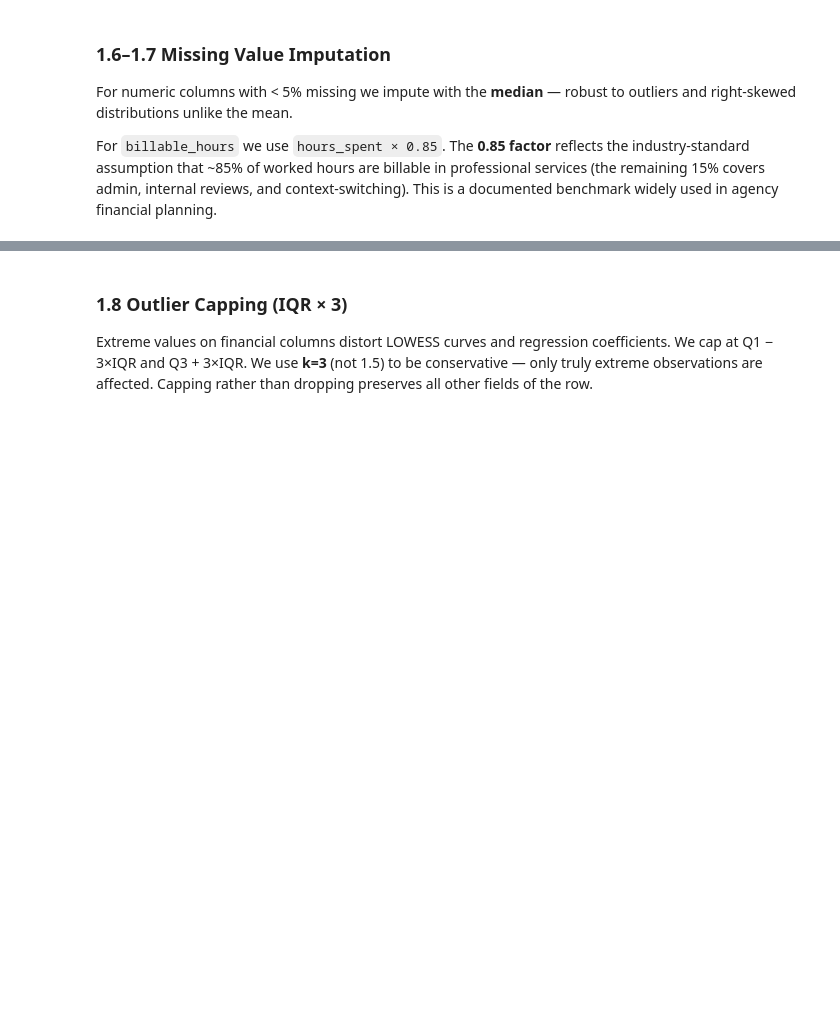
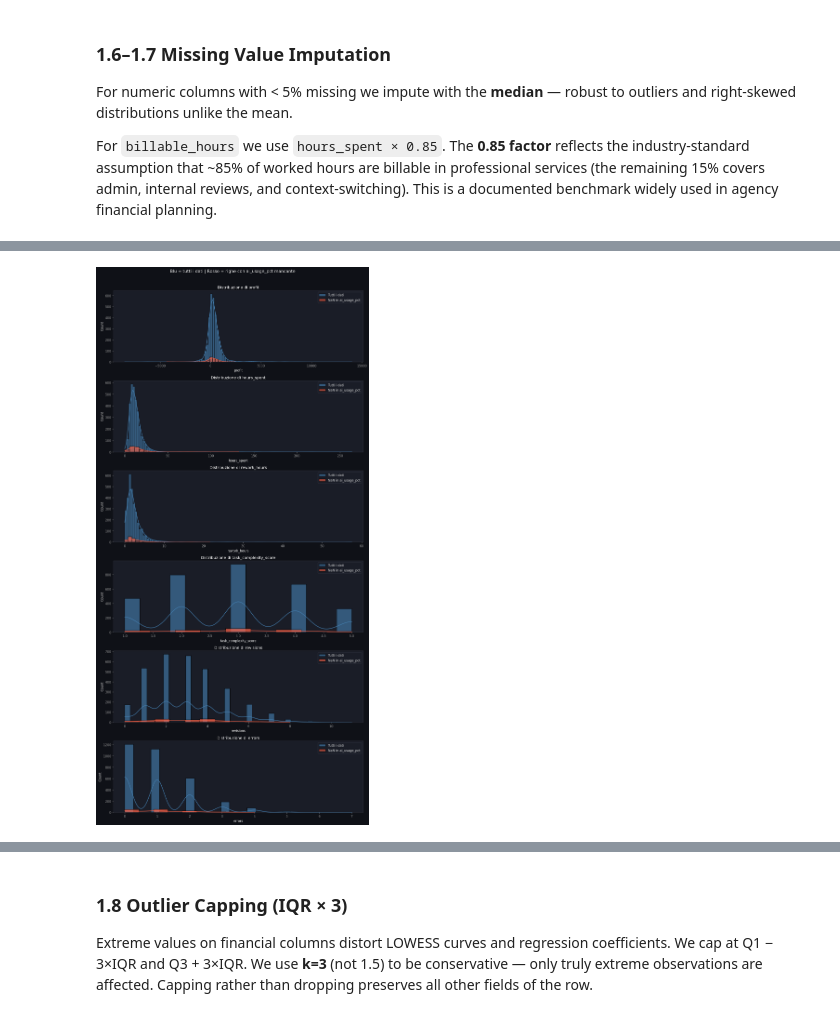
Before and after one commit to andreamammano89-maker/ML_Project_SEA_815441, a Jupyter notebook: pipeline.ipynb, the cells around one changed output, grey strips where cells are left out. Saved outputs shown, nothing was run; the diff lists cells and outputs as text; code cells hidden in the pictures; blank space fills up the shorter version.

```diff
--- a/pipeline.ipynb
+++ b/pipeline.ipynb
@@ -140,3 +304,34 @@ For `billable_hours` we use `hours_spent × 0.85`. The **0.85 factor** reflects
+# %%
+# ============================================================
+# 1.6d — Distribuzione visiva: tutto il dataset vs righe con NaN
+# ============================================================
+# Per ogni variabile numerica chiave, sovrapponiamo due istogrammi:
+# blu = distribuzione di tutti i dati
+# rosso = distribuzione solo delle righe dove ai_usage_pct è mancante
+#
+# Se le due distribuzioni si sovrappongono bene → i NaN sono casuali (MCAR).
+# Se le distribuzioni sono diverse → i NaN sono sistematici (MAR/MNAR).
+
+cols_to_plot = ['profit', 'hours_spent', 'rework_hours',
+                'task_complexity_score', 'revisions', 'errors']
+
+fig, axes = plt.subplots(len(cols_to_plot), 1, figsize=(12, 4 * len(cols_to_plot)))
+
+for i, col in enumerate(cols_to_plot):
+    sns.histplot(df[col], ax=axes[i], kde=True,
+                 color='steelblue', label='Tutti i dati', alpha=0.6)
+    sns.histplot(missing_ai_rows[col], ax=axes[i], kde=True,
+                 color='tomato', label='NaN in ai_usage_pct', alpha=0.6)
+    axes[i].set_title(f'Distribuzione di {col}', fontsize=12)
+    axes[i].set_xlabel(col)
+    axes[i].legend()
+
+plt.suptitle("Blu = tutti i dati | Rosso = righe con ai_usage_pct mancante",
+             fontsize=13, y=1.01)
+plt.tight_layout()
+plt.show()
+# %% [output]
+[figure, added]
 # %%
 num_impute = ['ai_usage_pct', 'outcome_score', 'rework_hours',
               'brief_quality_score', 'sla_days']
```
Also changed, not shown: parts of 22 cells of this notebook.
